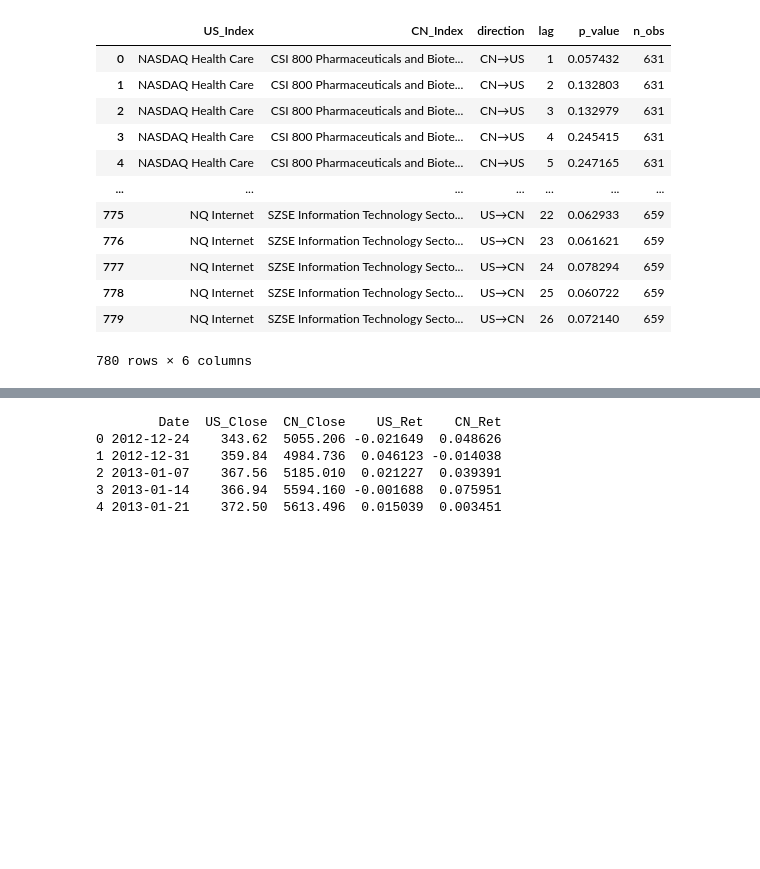
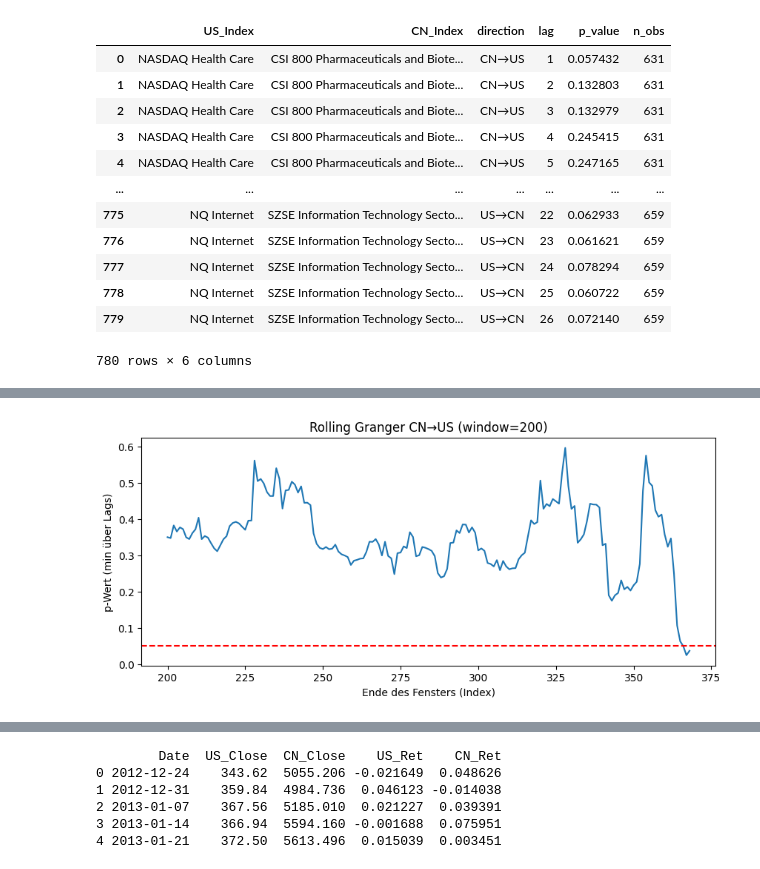
Before and after one commit to N4ims/mandarin-momentum, a Jupyter notebook: compare.ipynb, the cells around one changed output, grey strips where cells are left out. Saved outputs shown, nothing was run; the diff lists cells and outputs as text; code cells hidden in the pictures; blank space fills up the shorter version.

```diff
--- a/compare.ipynb
+++ b/compare.ipynb
@@ -865,0 +1096,54 @@ display(styled)
+# %%
+from statsmodels.tsa.stattools import grangercausalitytests
+import numpy as np
+import pandas as pd
+
+def rolling_granger_cn_to_us(pair_df, maxlag=4, window=200):
+    """
+    pair_df: DataFrame mit Spalten US_Ret, CN_Ret (keine NaNs)
+    maxlag: Granger maxlag
+    window: Fenstergröße (Anzahl Beobachtungen pro Rolling-Schätzung)
+    """
+    df = pair_df[["US_Ret", "CN_Ret"]].dropna().reset_index(drop=True)
+    n = len(df)
+    results = []
+
+    for start in range(0, n - window + 1):
+        end = start + window
+        sub = df.iloc[start:end]
+        arr = sub[["US_Ret", "CN_Ret"]].to_numpy()  # CN -> US
+        try:
+            gc = grangercausalitytests(arr, maxlag=maxlag, verbose=False)
+            # z.B. Minimum über alle Lags im Fenster
+            pvals = [gc[lag][0]["ssr_ftest"][1] for lag in range(1, maxlag+1)]
+            pmin = min(pvals)
+        except Exception as e:
+            pmin = np.nan
+
+        results.append({
+            "start_idx": start,
+            "end_idx": end,
+            "pmin": pmin
+        })
+
+    return pd.DataFrame(results)
+
+# Beispiel für dein erstes Paar
+pair_df = prepare_pair_ts(friday_df, merged_weekly_cn,
+                          "NQ Transportation",
+                          "Transportation & Storage Index")
+
+roll_df = rolling_granger_cn_to_us(pair_df, maxlag=4, window=200)
+
+# Plotten
+import matplotlib.pyplot as plt
+
+plt.figure(figsize=(10,4))
+plt.plot(roll_df["end_idx"], roll_df["pmin"])
+plt.axhline(0.05, color="red", linestyle="--")
+plt.title("Rolling Granger CN→US (window=200)")
+plt.xlabel("Ende des Fensters (Index)")
+plt.ylabel("p-Wert (min über Lags)")
+plt.show()
+# %% [output]
+[figure, added]
```
Also changed, not shown: parts of 10 cells of this notebook.
